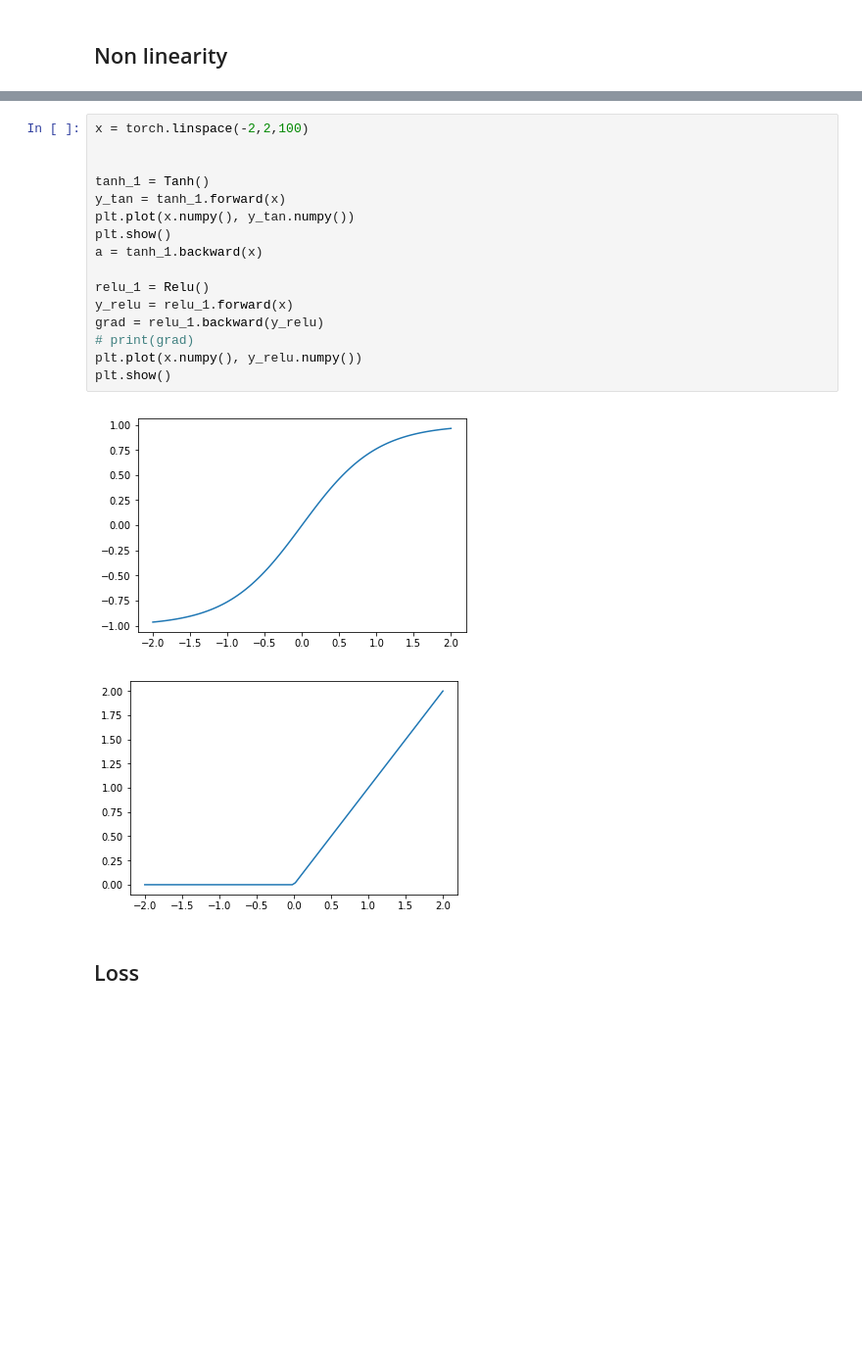
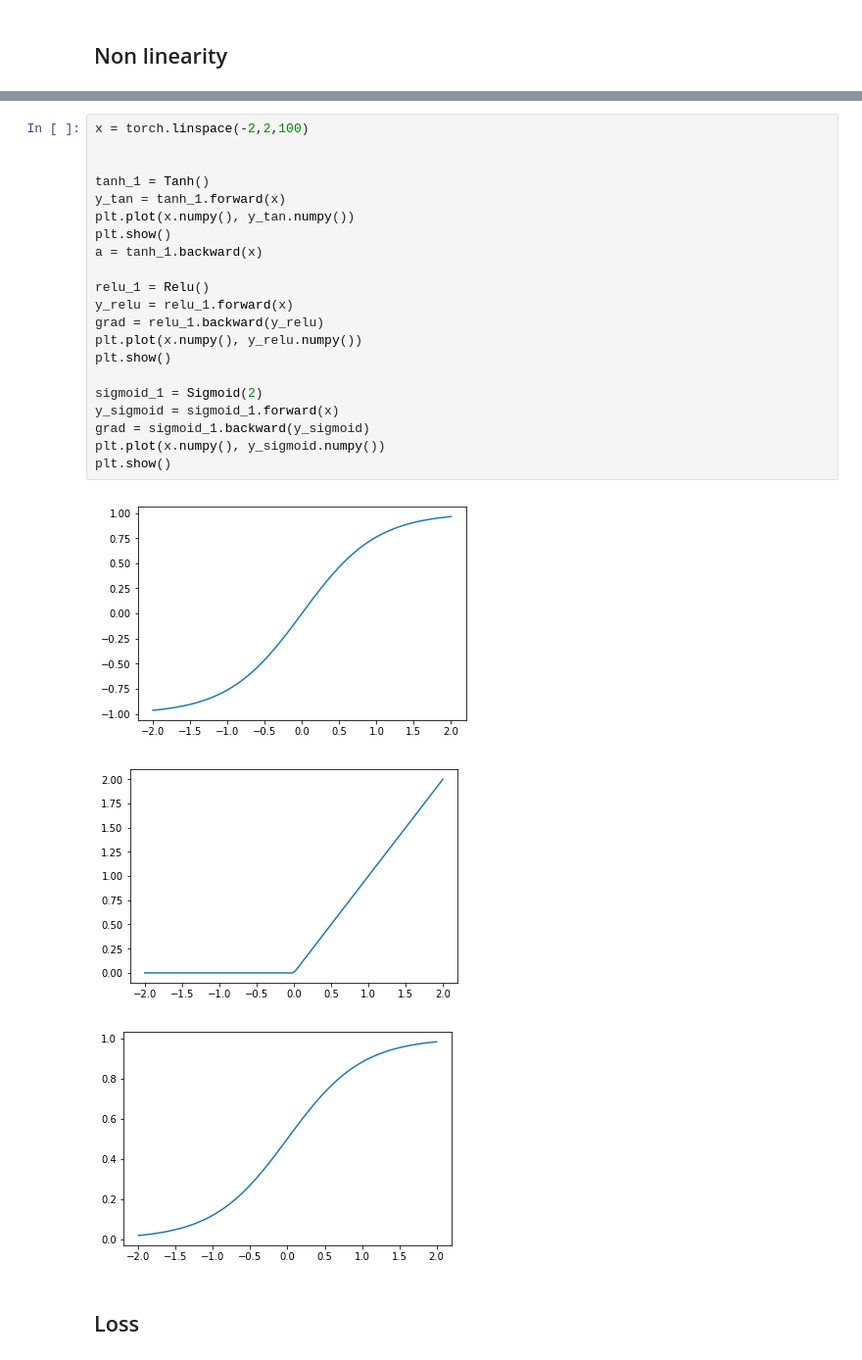
Before and after one commit to natbolon/DL, a Jupyter notebook: Project2/louis.ipynb, the cells around one changed output, grey strips where cells are left out. Shown: that part at 98% size. Cells and saved outputs as stored; diff of their text form; blank space fills up the shorter version.

Commit message:
Add sigmoid activation function.

```diff
--- a/Project2/louis.ipynb
+++ b/Project2/louis.ipynb
@@ -131,22 +141,28 @@ class Relu(Activation):
 # %%
 x = torch.linspace(-2,2,100)
 
 
 tanh_1 = Tanh()
 y_tan = tanh_1.forward(x)
 plt.plot(x.numpy(), y_tan.numpy())
 plt.show()
 a = tanh_1.backward(x)
 
 relu_1 = Relu()
 y_relu = relu_1.forward(x)
 grad = relu_1.backward(y_relu)
-# print(grad)
 plt.plot(x.numpy(), y_relu.numpy())
 plt.show()
+
+sigmoid_1 = Sigmoid(2)
+y_sigmoid = sigmoid_1.forward(x)
+grad = sigmoid_1.backward(y_sigmoid)
+plt.plot(x.numpy(), y_sigmoid.numpy())
+plt.show()
 # %% [output]
 [figure]
 [figure]
+[figure, added]
 # %% [markdown]
 ## Loss
 # %%
```
Also changed, not shown: parts of 6 cells of this notebook.
